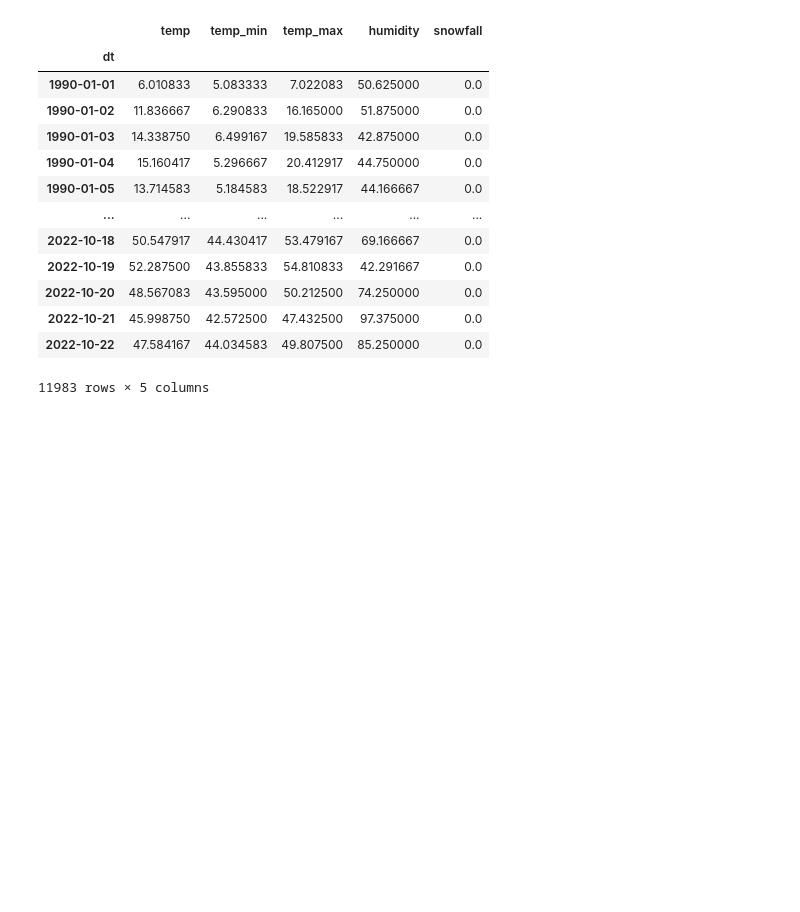
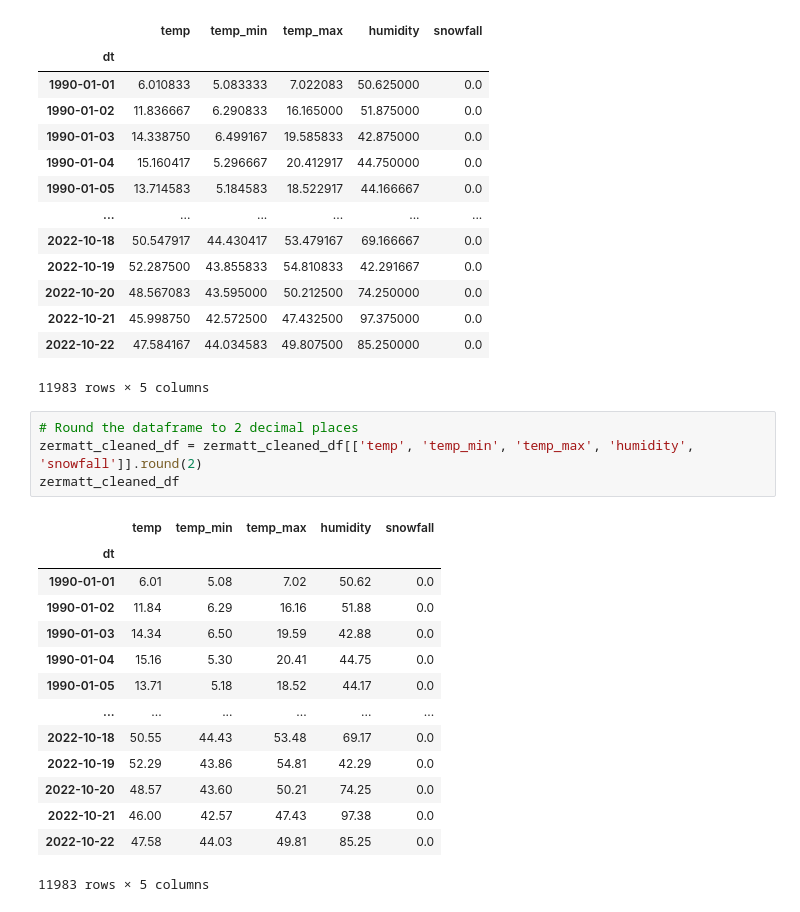
Before and after one commit to caedturner/Snow_data_analysis, a Jupyter notebook: Zermatt.ipynb, the cells around one changed output. Saved outputs shown, nothing was run; the diff lists cells and outputs as text; blank space fills up the shorter version.

Commit message:
Update to 2 decimal points.

```diff
--- a/Zermatt.ipynb
+++ b/Zermatt.ipynb
@@ -137,3 +137,22 @@ zermatt_cleaned_df
 | 2022-10-21 | 45.998750 | 42.572500 | 47.432500 | 97.375000 | 0.0 |
 | 2022-10-22 | 47.584167 | 44.034583 | 49.807500 | 85.250000 | 0.0 |
 11983 rows × 5 columns
+# %%
+# Round the dataframe to 2 decimal places
+zermatt_cleaned_df = zermatt_cleaned_df[['temp', 'temp_min', 'temp_max', 'humidity', 'snowfall']].round(2)
+zermatt_cleaned_df
+# %% [output]
+|  | temp | temp_min | temp_max | humidity | snowfall |
+| dt |  |  |  |  |  |
+| 1990-01-01 | 6.01 | 5.08 | 7.02 | 50.62 | 0.0 |
+| 1990-01-02 | 11.84 | 6.29 | 16.16 | 51.88 | 0.0 |
+| 1990-01-03 | 14.34 | 6.50 | 19.59 | 42.88 | 0.0 |
+| 1990-01-04 | 15.16 | 5.30 | 20.41 | 44.75 | 0.0 |
+| 1990-01-05 | 13.71 | 5.18 | 18.52 | 44.17 | 0.0 |
+| ... | ... | ... | ... | ... | ... |
+| 2022-10-18 | 50.55 | 44.43 | 53.48 | 69.17 | 0.0 |
+| 2022-10-19 | 52.29 | 43.86 | 54.81 | 42.29 | 0.0 |
+| 2022-10-20 | 48.57 | 43.60 | 50.21 | 74.25 | 0.0 |
+| 2022-10-21 | 46.00 | 42.57 | 47.43 | 97.38 | 0.0 |
+| 2022-10-22 | 47.58 | 44.03 | 49.81 | 85.25 | 0.0 |
+11983 rows × 5 columns
```
